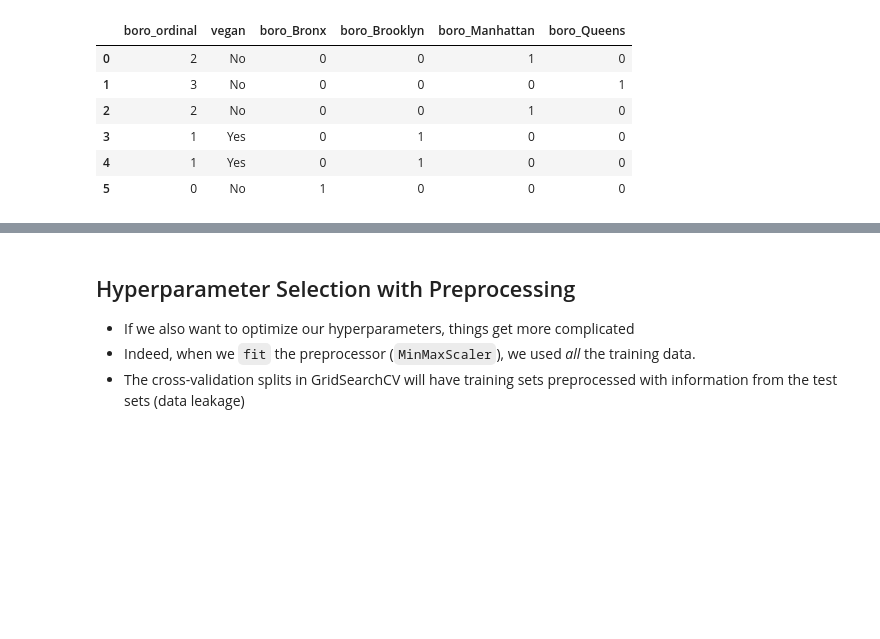
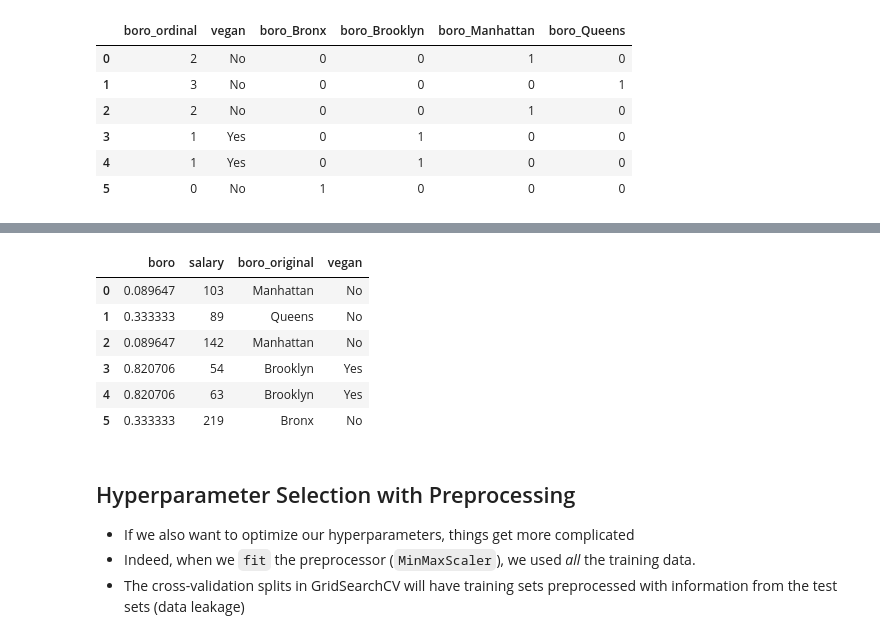
Before and after one commit to ML-course/engineer, a Jupyter notebook: notebooks/04 - Feature Engineering.ipynb, the cells around one changed output, grey strips where cells are left out. Saved outputs shown, nothing was run; the diff lists cells and outputs as text; code cells hidden in the pictures; blank space fills up the shorter version.

```diff
--- a/notebooks/04 - Feature Engineering.ipynb
+++ b/notebooks/04 - Feature Engineering.ipynb
@@ -971,3 +973,23 @@ pd.get_dummies(df, columns=['boro'])
+# %%
+from category_encoders import TargetEncoder
+
+X = pd.DataFrame({'boro': ['Manhattan', 'Queens', 'Manhattan', 'Brooklyn', 'Brooklyn', 'Bronx'],
+                   'salary': [103, 89, 142, 54, 63, 219]})
+y = pd.DataFrame({'vegan': [0, 0, 0, 1, 1, 0]})
+encoder = TargetEncoder(return_df=True)
+encoder.fit(X, y)
+pd_te = encoder.fit_transform(X,y) # skip the first 2 features
+pd_te['boro_original'] = X['boro']
+pd_te['vegan'] = df['vegan']
+pd_te
+# %% [output]
+|  | boro | salary | boro_original | vegan |
+| 0 | 0.089647 | 103 | Manhattan | No |
+| 1 | 0.333333 | 89 | Queens | No |
+| 2 | 0.089647 | 142 | Manhattan | No |
+| 3 | 0.820706 | 54 | Brooklyn | Yes |
+| 4 | 0.820706 | 63 | Brooklyn | Yes |
+| 5 | 0.333333 | 219 | Bronx | No |
 # %% [markdown]
 ## Hyperparameter Selection with Preprocessing
 * If we also want to optimize our hyperparameters, things get more complicated
```
Also changed, not shown: parts of 1 cell of this notebook, 2 other files.
